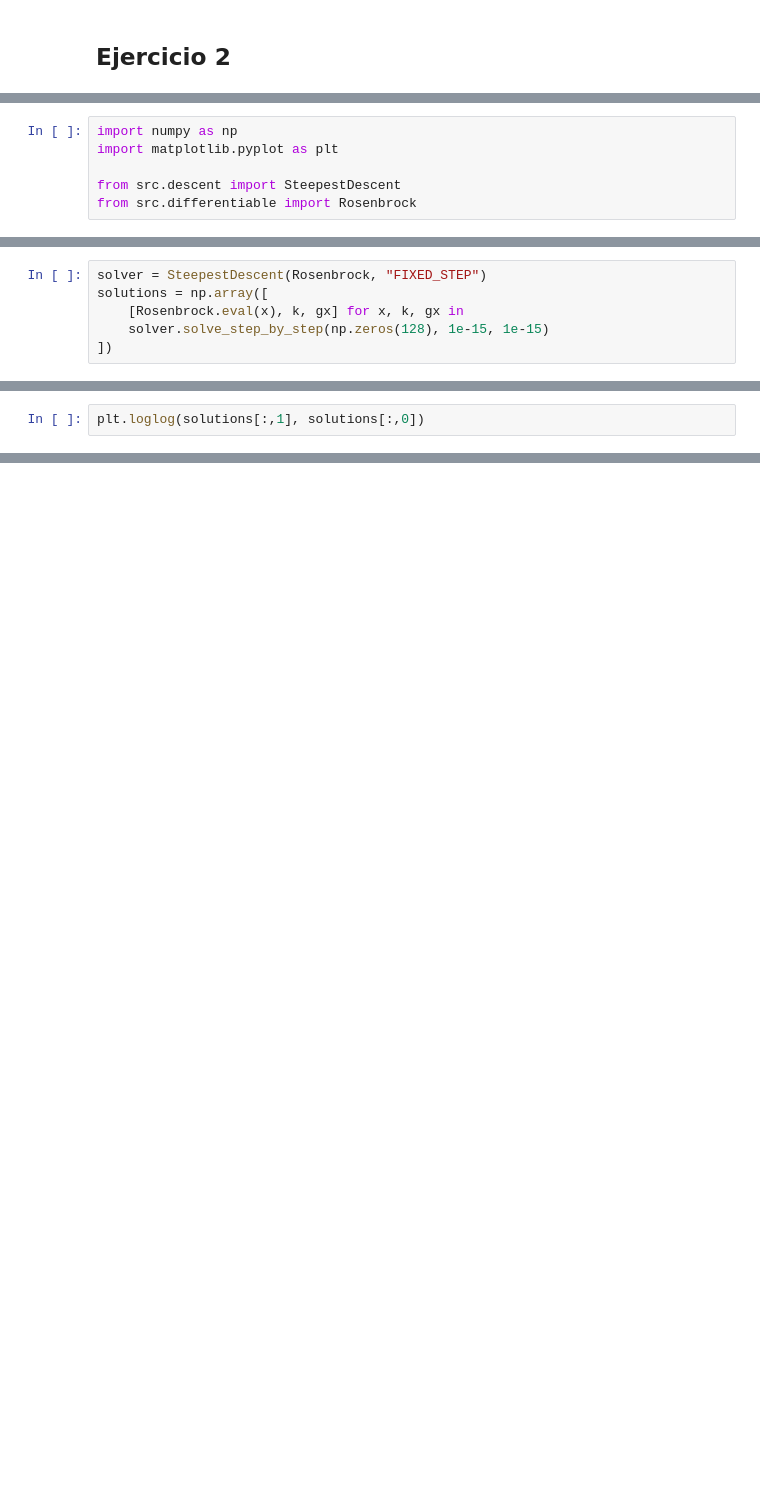
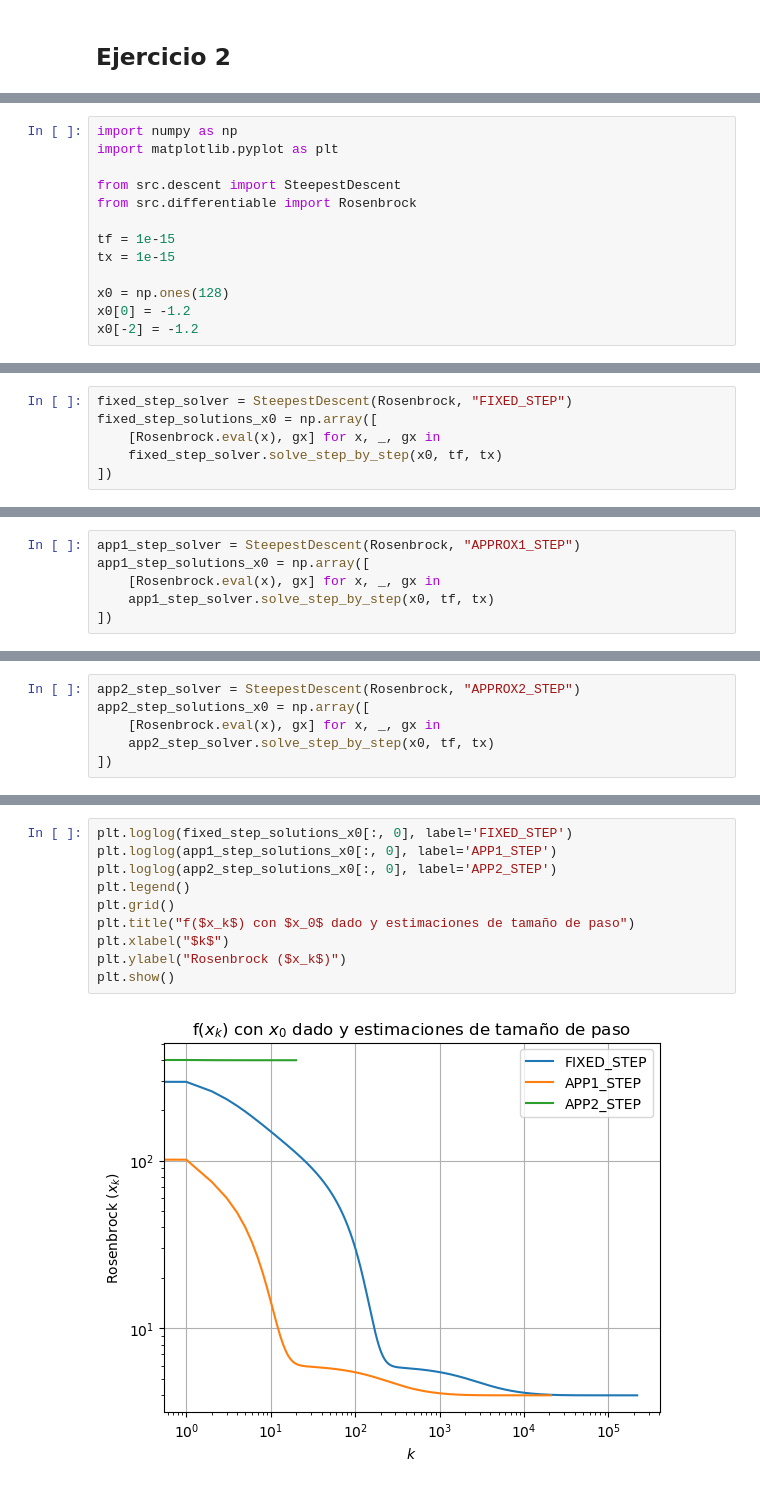
Before and after one commit to L4rralde/steepest_descent, a Jupyter notebook: tarea3.ipynb, the cells around one changed output, grey strips where cells are left out. Drawn from its saved outputs; the diff is of its cells as text; blank space fills up the shorter version.

```diff
--- a/tarea3.ipynb
+++ b/tarea3.ipynb
@@ -10,3 +231,10 @@ import matplotlib.pyplot as plt
 
 from src.descent import SteepestDescent
 from src.differentiable import Rosenbrock
+
+tf = 1e-15
+tx = 1e-15
+
+x0 = np.ones(128)
+x0[0] = -1.2
+x0[-2] = -1.2
@@ -13,6 +243,6 @@ from src.differentiable import Rosenbrock
 # %%
-solver = SteepestDescent(Rosenbrock, "FIXED_STEP")
-solutions = np.array([
-    [Rosenbrock.eval(x), k, gx] for x, k, gx in
-    solver.solve_step_by_step(np.zeros(128), 1e-15, 1e-15)
+fixed_step_solver = SteepestDescent(Rosenbrock, "FIXED_STEP")
+fixed_step_solutions_x0 = np.array([
+    [Rosenbrock.eval(x), gx] for x, _, gx in
+    fixed_step_solver.solve_step_by_step(x0, tf, tx)
 ])
@@ -19,2 +251,6 @@ solutions = np.array([
 # %%
-plt.loglog(solutions[:,1], solutions[:,0])
+app1_step_solver = SteepestDescent(Rosenbrock, "APPROX1_STEP")
+app1_step_solutions_x0 = np.array([
+    [Rosenbrock.eval(x), gx] for x, _, gx in
+    app1_step_solver.solve_step_by_step(x0, tf, tx)
+])
@@ -38,0 +259,6 @@ plt.loglog(solutions[:,1], solutions[:,0])
+# %%
+app2_step_solver = SteepestDescent(Rosenbrock, "APPROX2_STEP")
+app2_step_solutions_x0 = np.array([
+    [Rosenbrock.eval(x), gx] for x, _, gx in
+    app2_step_solver.solve_step_by_step(x0, tf, tx)
+])
@@ -38,0 +296,12 @@ plt.loglog(solutions[:,1], solutions[:,0])
+# %%
+plt.loglog(fixed_step_solutions_x0[:, 0], label='FIXED_STEP')
+plt.loglog(app1_step_solutions_x0[:, 0], label='APP1_STEP')
+plt.loglog(app2_step_solutions_x0[:, 0], label='APP2_STEP')
+plt.legend()
+plt.grid()
+plt.title("f($x_k$) con $x_0$ dado y estimaciones de tamaño de paso")
+plt.xlabel("$k$")
+plt.ylabel("Rosenbrock ($x_k$)")
+plt.show()
+# %% [output]
+[figure, added]
```
Also changed, not shown: parts of 53 cells of this notebook, 5 other files.
